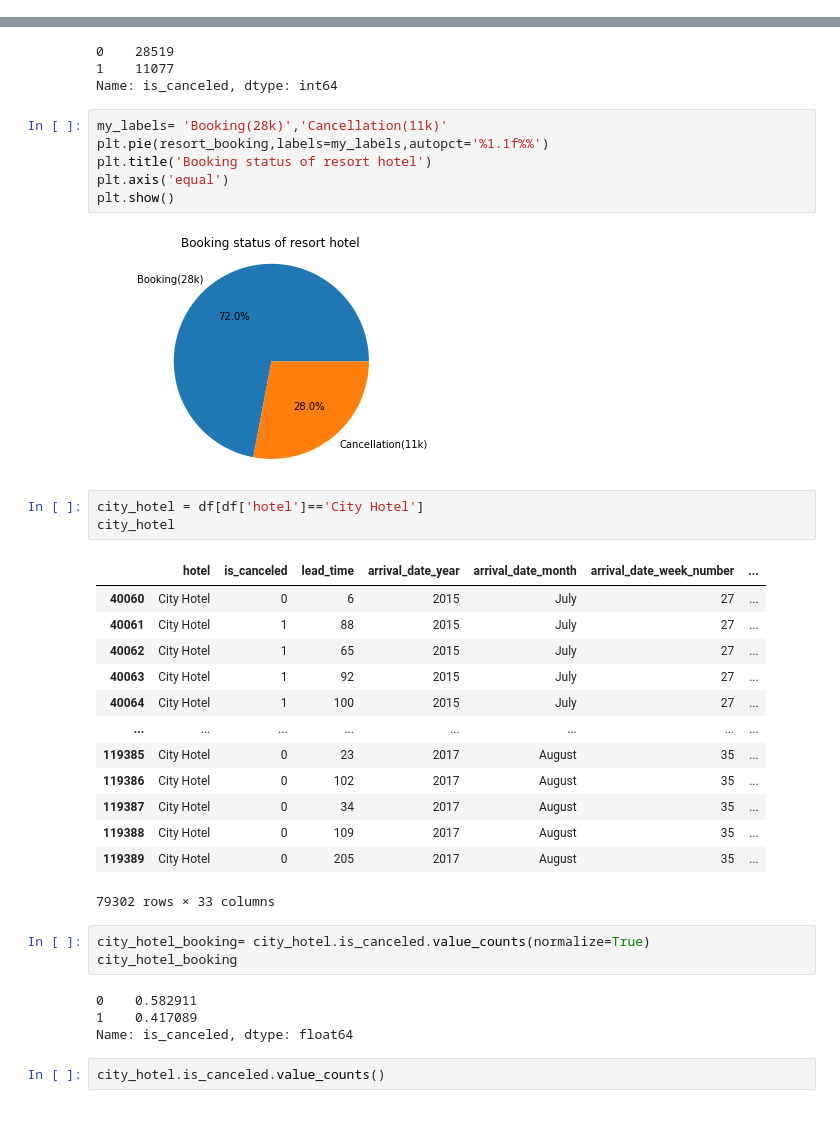
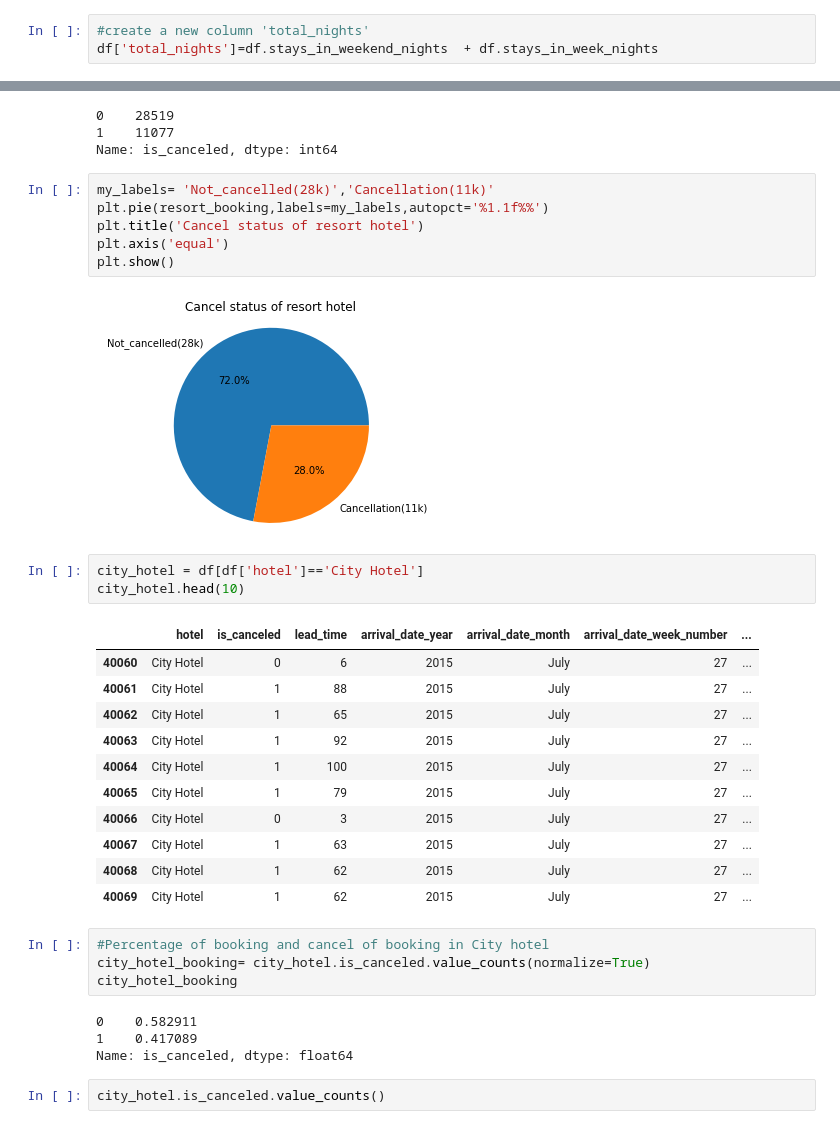
Before and after one commit to sajidsami/hotel-booking-analysis, a Jupyter notebook: Copy_of_Hotel_Booking_Analysis_Capstone_Project.ipynb, the cells around one changed output, grey strips where cells are left out. Saved outputs shown, nothing was run; the diff lists cells and outputs as text.

```diff
--- a/Copy_of_Hotel_Booking_Analysis_Capstone_Project.ipynb
+++ b/Copy_of_Hotel_Booking_Analysis_Capstone_Project.ipynb
@@ -386,0 +319,3 @@ memory usage: 35.8+ MB
+# %%
+#create a new column 'total_nights'
+df['total_nights']=df.stays_in_weekend_nights  + df.stays_in_week_nights
@@ -436,16 +415,16 @@ resort_hotel.is_canceled.value_counts()
 1    11077
 Name: is_canceled, dtype: int64
 # %%
-my_labels= 'Booking(28k)','Cancellation(11k)'
+my_labels= 'Not_cancelled(28k)','Cancellation(11k)'
 plt.pie(resort_booking,labels=my_labels,autopct='%1.1f%%')
-plt.title('Booking status of resort hotel')
+plt.title('Cancel status of resort hotel')
 plt.axis('equal')
 plt.show()
 # %% [output]
-[figure, old version]
+[figure, new version]
 # %%
 city_hotel = df[df['hotel']=='City Hotel']
-city_hotel
+city_hotel.head(10)
 # %% [output]
 |  | hotel | is_canceled | lead_time | arrival_date_year | arrival_date_month | arrival_date_week_number | ... |
 | 40060 | City Hotel | 0 | 6 | 2015 | July | 27 | ... |
@@ -453,14 +432,13 @@ city_hotel
 | 40062 | City Hotel | 1 | 65 | 2015 | July | 27 | ... |
 | 40063 | City Hotel | 1 | 92 | 2015 | July | 27 | ... |
 | 40064 | City Hotel | 1 | 100 | 2015 | July | 27 | ... |
-| ... | ... | ... | ... | ... | ... | ... | ... |
-| 119385 | City Hotel | 0 | 23 | 2017 | August | 35 | ... |
-| 119386 | City Hotel | 0 | 102 | 2017 | August | 35 | ... |
-| 119387 | City Hotel | 0 | 34 | 2017 | August | 35 | ... |
-| 119388 | City Hotel | 0 | 109 | 2017 | August | 35 | ... |
-| 119389 | City Hotel | 0 | 205 | 2017 | August | 35 | ... |
+| 40065 | City Hotel | 1 | 79 | 2015 | July | 27 | ... |
+| 40066 | City Hotel | 0 | 3 | 2015 | July | 27 | ... |
+| 40067 | City Hotel | 1 | 63 | 2015 | July | 27 | ... |
+| 40068 | City Hotel | 1 | 62 | 2015 | July | 27 | ... |
+| 40069 | City Hotel | 1 | 62 | 2015 | July | 27 | ... |
-79302 rows × 33 columns
 # %%
+#Percentage of booking and cancel of booking in City hotel
 city_hotel_booking= city_hotel.is_canceled.value_counts(normalize=True)
 city_hotel_booking
 # %% [output]
```
Also changed, not shown: parts of 25 cells of this notebook.
